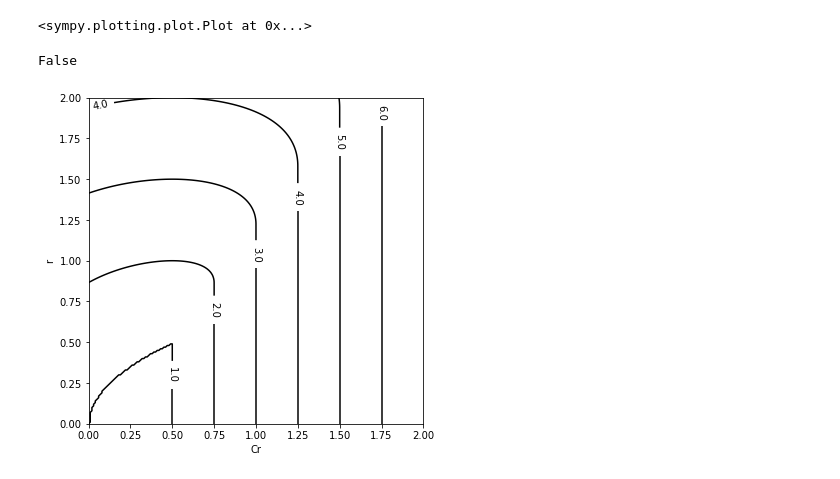
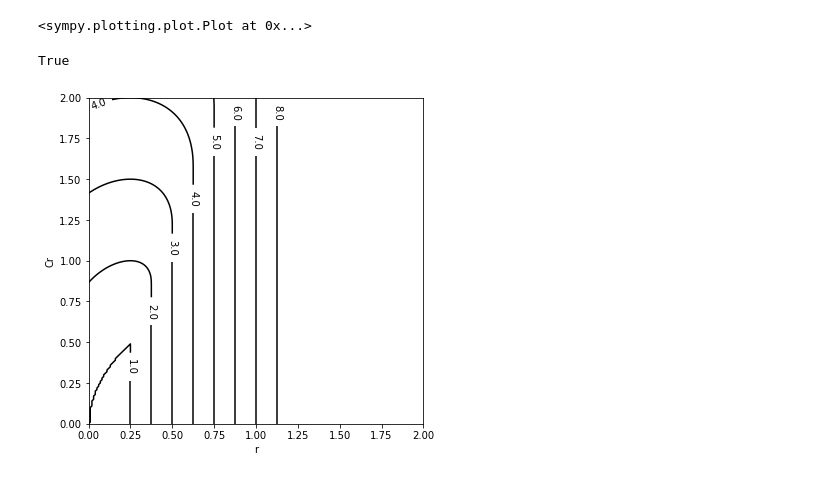
Before and after one commit to dozerlcl/assignments_2020_nju_meteorology, a Jupyter notebook: numerical_PDE/P_set5/stability.ipynb, the cells around one changed output. Drawn from its saved outputs; the diff is of its cells as text; code cells hidden in the pictures.

```diff
--- a/numerical_PDE/P_set5/stability.ipynb
+++ b/numerical_PDE/P_set5/stability.ipynb
@@ -27,44 +27,44 @@ for icr in cr_list:
     ind_r  = 0
     for ir in r_list:
         # print([ind_cr,ind_r])
-        res[ind_cr,ind_r] = np.sqrt(max( (1+2*ir*(np.cos(wave)-1))**2 + (-2*icr*np.sin(wave))**2 ))
+        res[ind_cr,ind_r] = np.sqrt(max( (1+4*ir*(np.cos(wave)-1))**2 + (-2*icr*np.sin(wave))**2 ))
         ind_r  = ind_r + 1
     ind_cr = ind_cr+1
 # %%
-np.any(res<1)
+np.any(res==1)
 # ir = 0.2
 # icr = 0.1
 
 # max( (1+2*ir*(np.cos(wave)-1))**2 + (-2*icr*np.sin(wave))**2 )
 # %% [output]
-False
+True
 # %%
 import matplotlib.pyplot as plt
 # generate 2 2d grids for the x & y bounds
 # g2_matrix = np.array(g2)
 # y, x = np.meshgrid(np.linspace(0,2*np.pi,50),cr)
 # z = g2_matrix[:,0,:]
 # z = z[:-1, :-1]
 # print(z.shape)
 # x and y are bounds, so z should be the value *inside* those bounds.
 # Therefore, remove the last value from the z array.
 # z_min, z_max = -np.abs(z).max(), np.abs(z).max()
 
 fig, ax = plt.subplots(1,1,figsize=(6,6))
 # levels = [0,0.2,0.4,0.6,0.8,1.0,1.2,1.4,1.6,1.8]
 level_selec = [1,2,3,4,5,6,7,8]
 # c = ax.pcolormesh(x, y, z, cmap='RdBu_r', vmin=0, vmax=15)
-c = ax.contour(cr_list, r_list, res,levels = level_selec, colors="k")
+c = ax.contour(r_list, cr_list, res,levels = level_selec, colors="k")
 ax.clabel(c,fontsize=10,fmt='%3.1f')
 # ax.set_title('pcolormesh')
 # set the limits of the plot to the limits of the data
 # ax.axis([x.min(), x.max(), y.min(), y.max()])
 # ax.legend(loc='upper left')
-plt.xlabel('Cr')
-plt.ylabel('r')
+plt.xlabel('r')
+plt.ylabel('Cr')
 # fig.colorbar(c, ax=ax,label='Cr')
 plt.savefig("stability-2.png")
 
 # plt.show()
 # %% [output]
-[figure, old version]
+[figure, new version]
```
Also changed, not shown: parts of 1 cell of this notebook, 1 other file.
